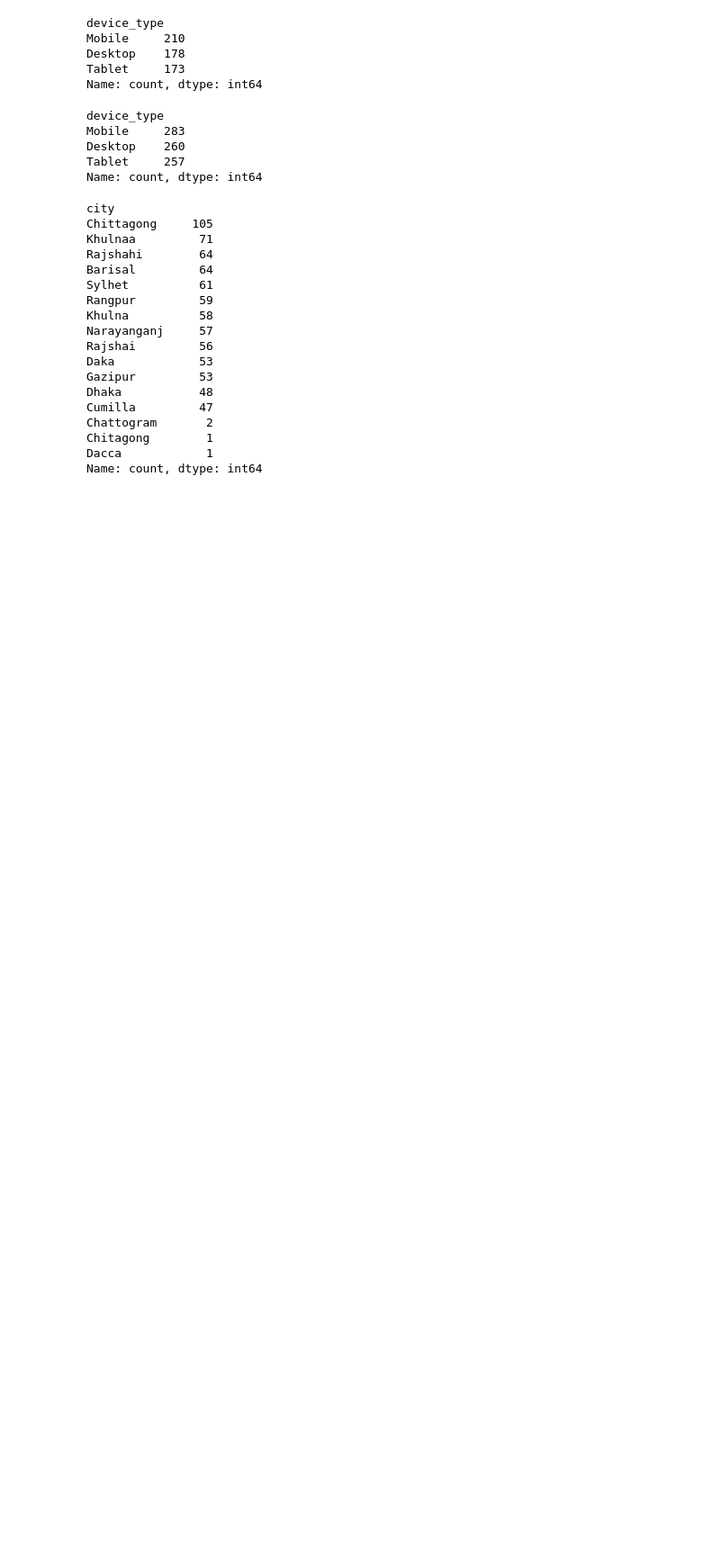
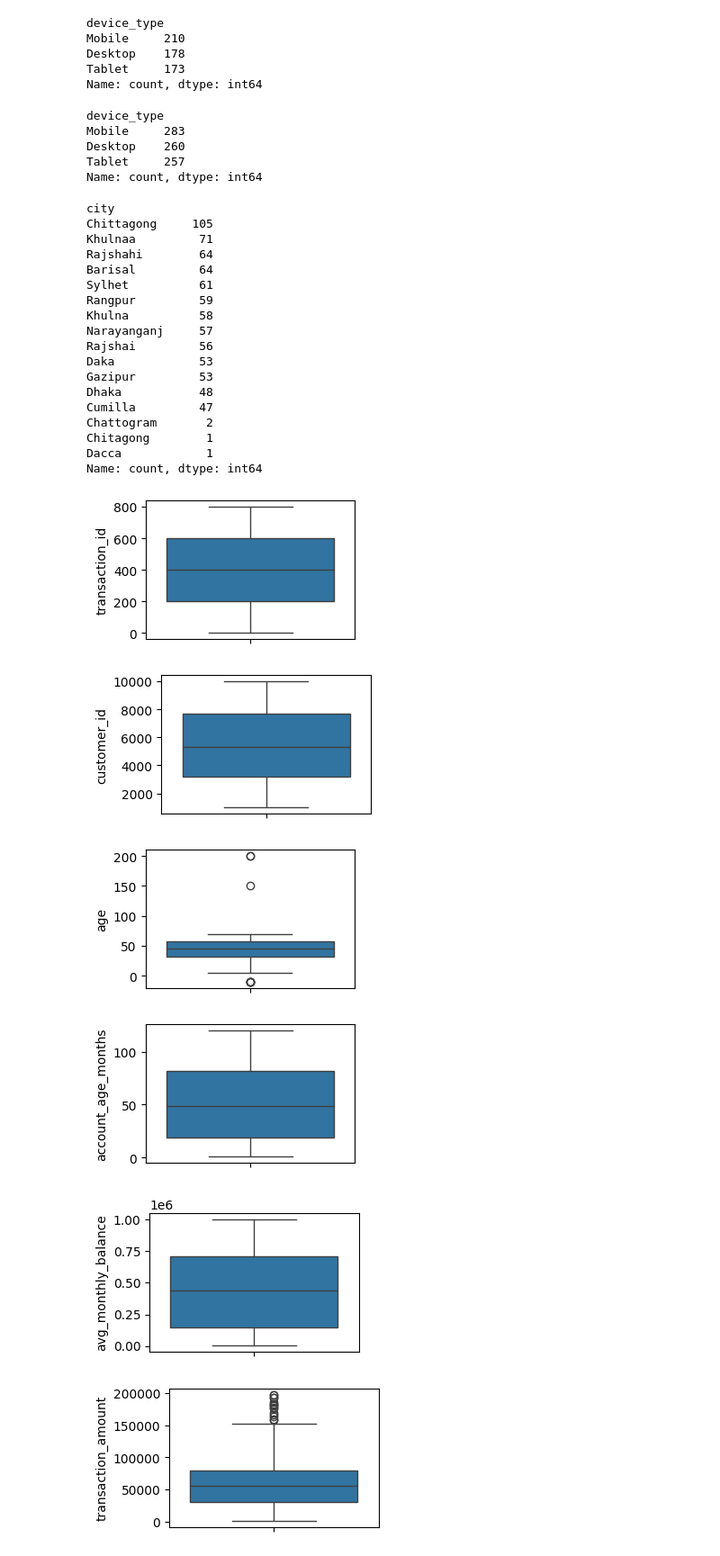
Before and after one commit to Md-Maruf-1727/Machine-Learning-Algorithms, a Jupyter notebook: Decision Tree/Fraud detection model/code.ipynb, the cells around one changed output. Shown at 90% size. Saved outputs shown, nothing was run; the diff lists cells and outputs as text; code cells hidden in the pictures; blank space fills up the shorter version.

```diff
--- a/Decision Tree/Fraud detection model/code.ipynb
+++ b/Decision Tree/Fraud detection model/code.ipynb
@@ -402,5 +402,15 @@ Chitagong        1
 Dacca            1
 Name: count, dtype: int64
 # %%
-for col in df.columns:
-    if is
+#seeing outlier using boxplot
+for col in df.select_dtypes(include='number').columns:
+    plt.figure(figsize=(3,2))
+    sns.boxplot(df[col])
+    plt.show()
+# %% [output]
+[figure, added]
+[figure, added]
+[figure, added]
+[figure, added]
+[figure, added]
+[figure, added]
```
Also changed, not shown: parts of 8 cells of this notebook.
